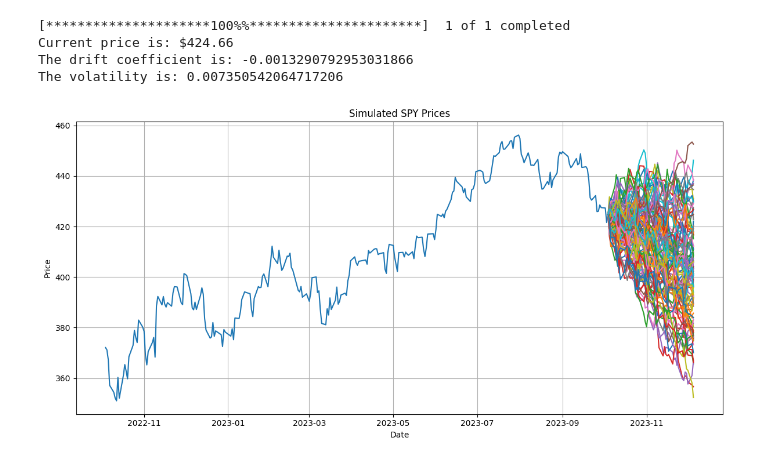
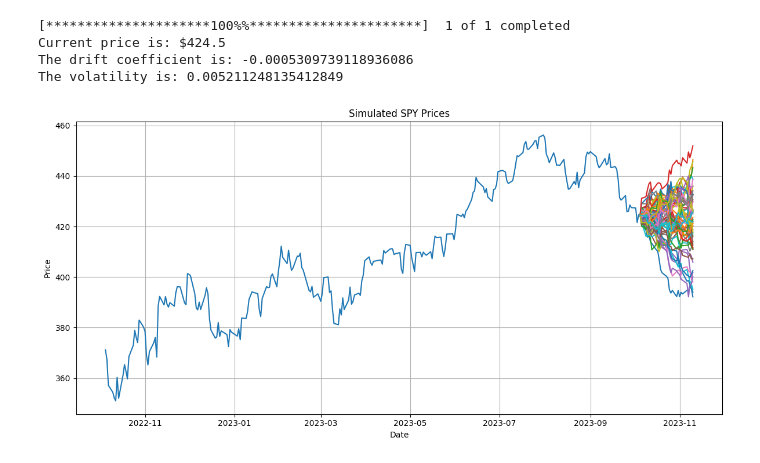
Before and after one commit to Attenuated-Paradigms/gbm-predictor-program, a Jupyter notebook: option_gbm_prediction.ipynb, the cells around one changed output. Saved outputs shown, nothing was run; the diff lists cells and outputs as text; code cells hidden in the pictures.

```diff
--- a/option_gbm_prediction.ipynb
+++ b/option_gbm_prediction.ipynb
@@ -6,8 +6,8 @@ import matplotlib.pyplot as plt
 import datetime as dt
 
 STOCK_SYMBOL = "SPY" # Define the stock symbol
-NUM_ITERATIONS = 100  # Number of GBM simulations to perform
-TIME_HORIZON = 44 # Define the time horizon for the simulation (in trading days)
+NUM_ITERATIONS = 59  # Number of GBM simulations to perform
+TIME_HORIZON = 26 # Define the time horizon for the simulation (in trading days)
 if NUM_ITERATIONS > 15:
     LEGEND_STATE = False
 else:
@@ -23,43 +23,43 @@ print(f"Current price is: ${np.round(current_price, decimals=2)}")
 log_returns = np.log(stock_data['Adj Close'] / stock_data['Adj Close'].shift(1)).dropna()
 
 # Calculate the mean and standard deviation of daily log returns
-mean_return = log_returns[-50:].mean() #-0.0005041111558246226 #
-std_deviation = log_returns[-50:].std() #0.004511456656686498 #
+mean_return = -0.0005309739118936086 #log_returns[-50:].mean()
+std_deviation = 0.005211248135412849 #log_returns[-50:].std()
 print(f"The drift coefficient is: {mean_return} \nThe volatility is: {std_deviation}")
 
 # Initialize arrays to store simulated prices
 simulated_prices = np.zeros((NUM_ITERATIONS, TIME_HORIZON + 1))
 # Perform GBM simulations
 for i in range(NUM_ITERATIONS):
     # Generate random shocks (standard normal) for the time horizon
     random_shocks = np.random.normal(0, 1, TIME_HORIZON)
     # Calculate the simulated price path
     price_path = np.zeros(TIME_HORIZON + 1)
     price_path[0] = current_price
     for j in range(1, TIME_HORIZON + 1):
         price_path[j] = price_path[j - 1] * np.exp((mean_return - (std_deviation ** 2) / 2) + std_deviation * random_shocks[j - 1])
     simulated_prices[i, :] = price_path
 simulated_prices_df = pd.DataFrame(simulated_prices).T
 simulated_prices_df = simulated_prices_df.set_index(pd.date_range(start=pd.to_datetime(stock_data.index[-1]), periods = TIME_HORIZON+1, freq = 'b'))
 #simulated_prices_df = simulated_prices_df[simulated_prices_df.index.dayofweek < 5]
 
 # Plot the previous month's daily stock prices
 plt.figure(figsize=(12, 6))
 plt.plot(stock_data.index[-252:], stock_data['Adj Close'][-252:])
 plt.plot(simulated_prices_df)
 plt.title(f"Simulated {STOCK_SYMBOL} Prices")
 plt.xlabel("Date")
 plt.ylabel("Price")
 plt.grid(True)
 if LEGEND_STATE == True:
     plt.legend(simulated_prices_df.columns)
 plt.tight_layout()
 plt.show()
 # %% [output]
 [*********************100%%**********************]  1 of 1 completed
-Current price is: $424.66
-The drift coefficient is: -0.0013290792953031866
-The volatility is: 0.007350542064717206
+Current price is: $424.5
+The drift coefficient is: -0.0005309739118936086
+The volatility is: 0.005211248135412849
-[figure, old version]
+[figure, new version]
 # %%
 
```
Also changed, not shown: parts of 4 cells of this notebook, 2 other files.
